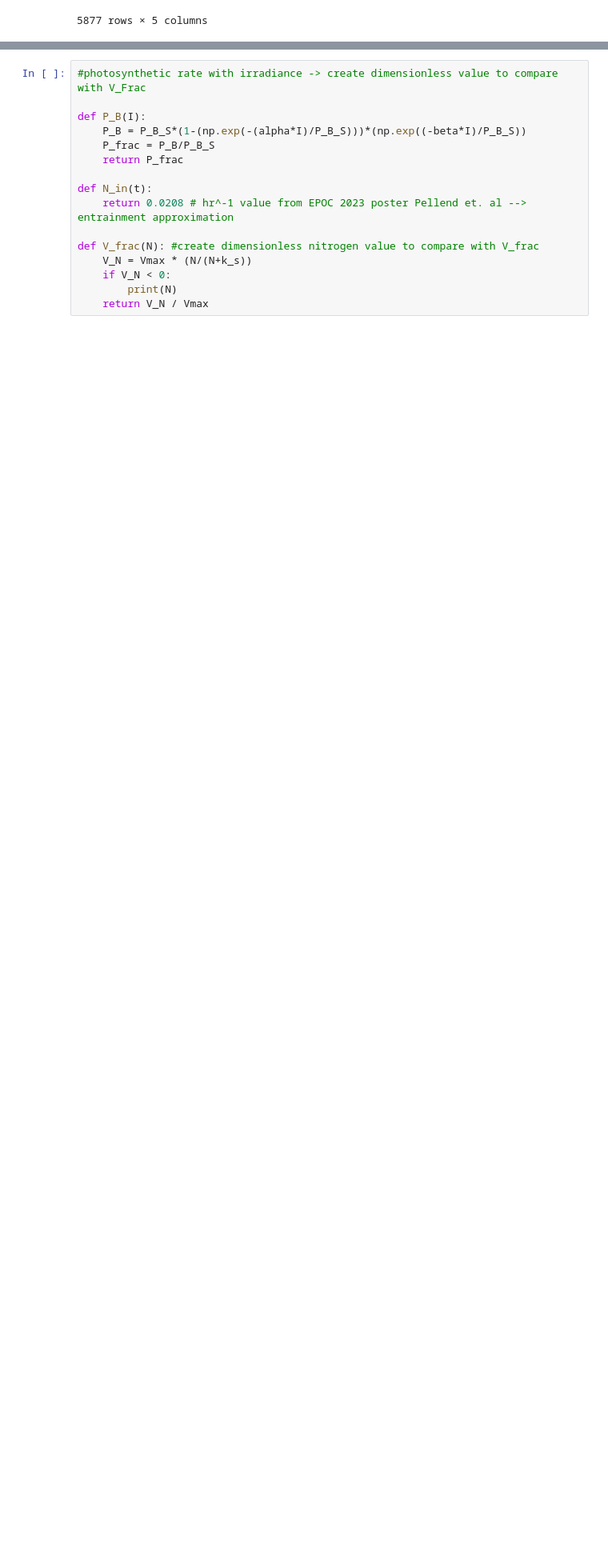
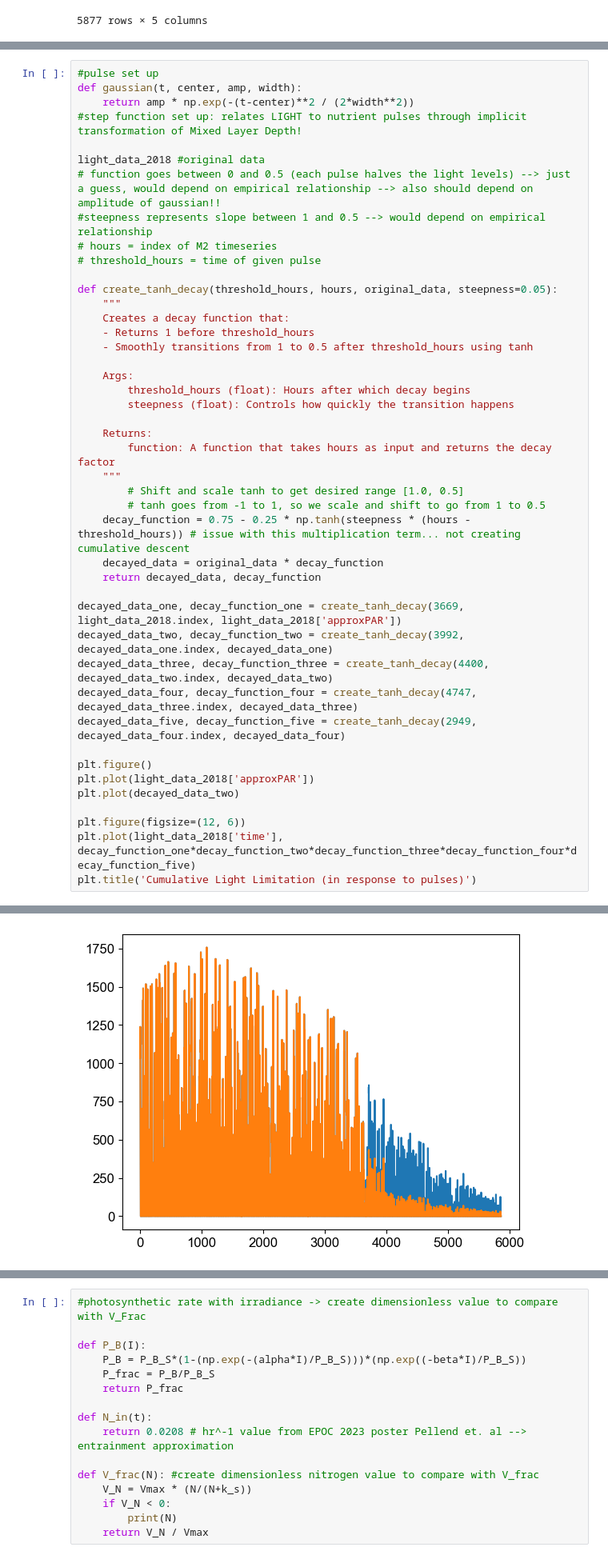
Before and after one commit to ashah1030/senior_thesis, a Jupyter notebook: NP_full_2018_model.ipynb, the cells around one changed output, grey strips where cells are left out. Shown at 80% size. Drawn from its saved outputs; the diff is of its cells as text; blank space fills up the shorter version.

```diff
--- a/NP_full_2018_model.ipynb
+++ b/NP_full_2018_model.ipynb
@@ -136,0 +121,45 @@ light_data_2018
+# %%
+#pulse set up
+def gaussian(t, center, amp, width):
+    return amp * np.exp(-(t-center)**2 / (2*width**2))
+#step function set up: relates LIGHT to nutrient pulses through implicit transformation of Mixed Layer Depth!
+
+light_data_2018 #original data
+# function goes between 0 and 0.5 (each pulse halves the light levels) --> just a guess, would depend on empirical relationship --> also should depend on amplitude of gaussian!!
+#steepness represents slope between 1 and 0.5 --> would depend on empirical relationship
+# hours = index of M2 timeseries
+# threshold_hours = time of given pulse
+
+def create_tanh_decay(threshold_hours, hours, original_data, steepness=0.05):
+    """
+    Creates a decay function that:
+    - Returns 1 before threshold_hours
+    - Smoothly transitions from 1 to 0.5 after threshold_hours using tanh
+
+    Args:
+        threshold_hours (float): Hours after which decay begins
+        steepness (float): Controls how quickly the transition happens
+
+    Returns:
+        function: A function that takes hours as input and returns the decay factor
+    """
+        # Shift and scale tanh to get desired range [1.0, 0.5]
+        # tanh goes from -1 to 1, so we scale and shift to go from 1 to 0.5
+    decay_function = 0.75 - 0.25 * np.tanh(steepness * (hours - threshold_hours)) # issue with this multiplication term... not creating cumulative descent
+    decayed_data = original_data * decay_function
+    return decayed_data, decay_function
+
+decayed_data_one, decay_function_one = create_tanh_decay(3669, light_data_2018.index, light_data_2018['approxPAR'])
+decayed_data_two, decay_function_two = create_tanh_decay(3992, decayed_data_one.index, decayed_data_one)
+decayed_data_three, decay_function_three = create_tanh_decay(4400, decayed_data_two.index, decayed_data_two)
+decayed_data_four, decay_function_four = create_tanh_decay(4747, decayed_data_three.index, decayed_data_three)
+decayed_data_five, decay_function_five = create_tanh_decay(2949, decayed_data_four.index, decayed_data_four)
+
+plt.figure()
+plt.plot(light_data_2018['approxPAR'])
+plt.plot(decayed_data_two)
+
+plt.figure(figsize=(12, 6))
+plt.plot(light_data_2018['time'], decay_function_one*decay_function_two*decay_function_three*decay_function_four*decay_function_five)
+plt.title('Cumulative Light Limitation (in response to pulses)')
+# %% [output]
@@ -136,0 +167 @@ light_data_2018
+[figure, added]
```
Also changed, not shown: parts of 15 cells of this notebook.
